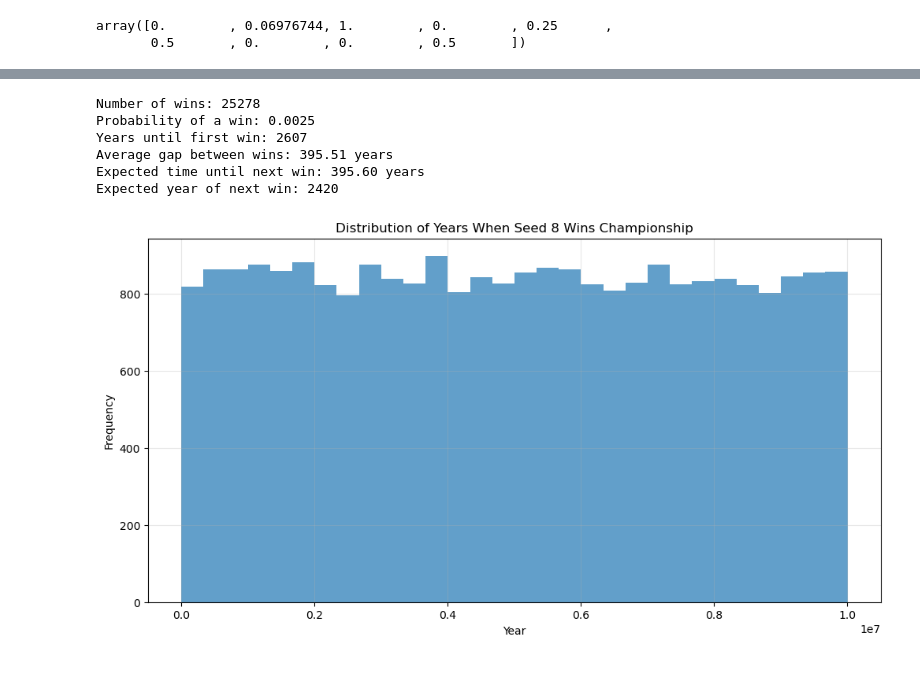
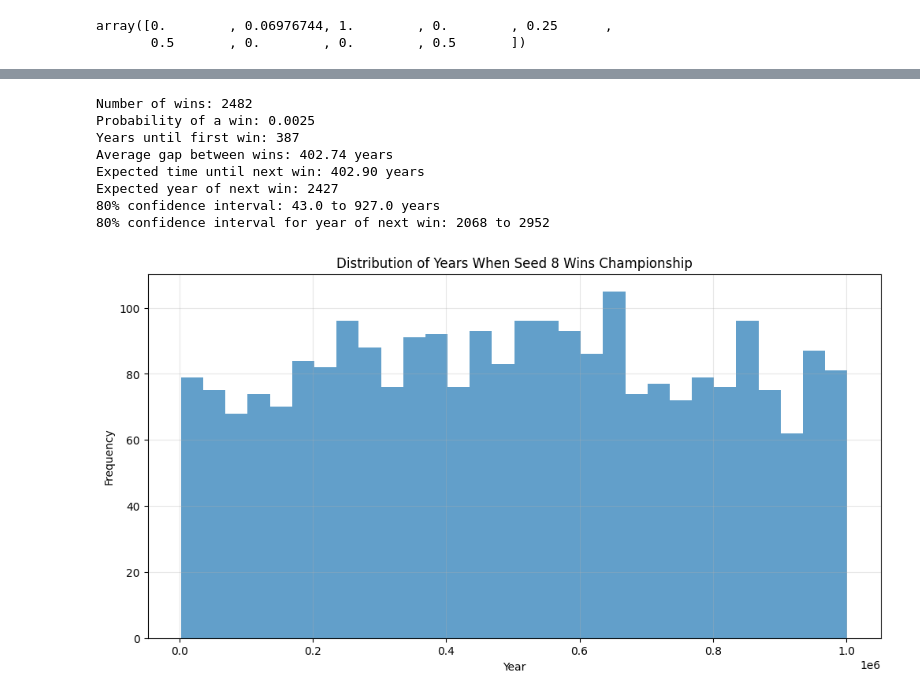
Before and after one commit to LeoV974/nba_montecarlo, a Jupyter notebook: main.ipynb, the cells around one changed output, grey strips where cells are left out. Cells and saved outputs as stored; diff of their text form; code cells hidden in the pictures.

```diff
--- a/main.ipynb
+++ b/main.ipynb
@@ -145,8 +146,34 @@ for i in range(1, 9):
             if i < j:  # Only process each pair once
                 smoothed_probs[j, i] = 1 - smoothed_probs[i, j]
 
-print("Original probability for seed 8:")
-print(series_probs[8])
-print("\nSmoothed probability for seed 8:")
-print(smoothed_probs[8])
+# Print the smoothed probability matrix in a readable format
+print("Smoothed Probability Matrix (row seed vs column seed):")
+print("     ", end="")
+for i in range(1, 9):
+    print(f"Seed {i}  ", end="")
+print()
+
+for i in range(1, 9):
+    print(f"Seed {i}", end=" ")
+    for j in range(1, 9):
+        if i == j:
+            print(f"  {smoothed_probs[i, j]:.2f}   ", end="")
+        else:
+            print(f"  {smoothed_probs[i, j]:.2f}   ", end="")
+    print()
+
+plt.figure(figsize=(10, 8))
+mask = np.zeros_like(smoothed_probs)
+mask[0, :] = True  # Mask the first row
+mask[:, 0] = True  # Mask the first column
+
+sns.heatmap(smoothed_probs[1:, 1:], annot=True, fmt=".2f", cmap="coolwarm",
+            xticklabels=range(1, 9), yticklabels=range(1, 9),
+            vmin=0, vmax=1, square=True, cbar_kws={"label": "Probability"})
+plt.title("Seed Head-to-Head Probabilities")
+plt.xlabel("Winning Seed")
+plt.ylabel("Losing Seed")
+plt.tight_layout()
+plt.savefig('images/head-to-head-probs.png', dpi=300, bbox_inches='tight', format='png')
+plt.show()
 # %% [output]
@@ -200,7 +265,7 @@ def run_simulation(series_probs, hist_dist, seeds, n_years, start_year, debug=Fa
                 print(f"Win detected in year {year}")
     return results
 # %%
-n_years = int(1e7)
+n_years = int(1e6)
 start_year = 2025
 
 winning_years = run_simulation(smoothed_probs, hist_dist, seeds, n_years, start_year)
@@ -219,36 +284,46 @@ print(f"Probability of a win: {win_probability:.4f}")
 if num_wins > 0:
     # Calculate the time until first win (from start_year)
     first_win_year = min(winning_years) if winning_years else None
     years_until_first_win = first_win_year - 2025 if first_win_year else None
     print(f"Years until first win: {years_until_first_win}")
 
     # Calculate the average gap between wins
     if len(winning_years) > 1:
         sorted_years = sorted(winning_years)
         gaps = [sorted_years[i+1] - sorted_years[i] for i in range(len(sorted_years)-1)]
         avg_gap = sum(gaps) / len(gaps)
         print(f"Average gap between wins: {avg_gap:.2f} years")
 
     # Estimate the expected time until next win using geometric distribution
     expected_time = 1 / win_probability if win_probability > 0 else float('inf')
     print(f"Expected time until next win: {expected_time:.2f} years")
     print(f"Expected year of next win: {int(np.floor(start_year + expected_time))}")
 
+    # Calculate 80% confidence interval for years until next win
+    bound1 = np.ceil(np.log(0.1) / np.log(1 - win_probability))
+    bound2 = np.ceil(np.log(0.9) / np.log(1 - win_probability))
+    ci_min = min(bound1, bound2)
+    ci_max = max(bound1, bound2)
+    print(f"80% confidence interval: {ci_min:.1f} to {ci_max:.1f} years")
+    print(f"80% confidence interval for year of next win: {int(start_year + ci_min)} to {int(start_year + ci_max)}")
+
     # Display distribution of winning years
     plt.figure(figsize=(12, 6))
     plt.hist(winning_years, bins=30, alpha=0.7)
     plt.title('Distribution of Years When Seed 8 Wins Championship')
     plt.xlabel('Year')
     plt.ylabel('Frequency')
     plt.grid(True, alpha=0.3)
     plt.show()
 else:
     print("No wins detected in the simulation.")
 # %% [output]
-Number of wins: 25278
+Number of wins: 2482
 Probability of a win: 0.0025
-Years until first win: 2607
-Average gap between wins: 395.51 years
-Expected time until next win: 395.60 years
-Expected year of next win: 2420
+Years until first win: 387
+Average gap between wins: 402.74 years
+Expected time until next win: 402.90 years
+Expected year of next win: 2427
+80% confidence interval: 43.0 to 927.0 years
+80% confidence interval for year of next win: 2068 to 2952
-[figure, old version]
+[figure, new version]
```
Also changed, not shown: parts of 5 cells of this notebook, 4 other files.
